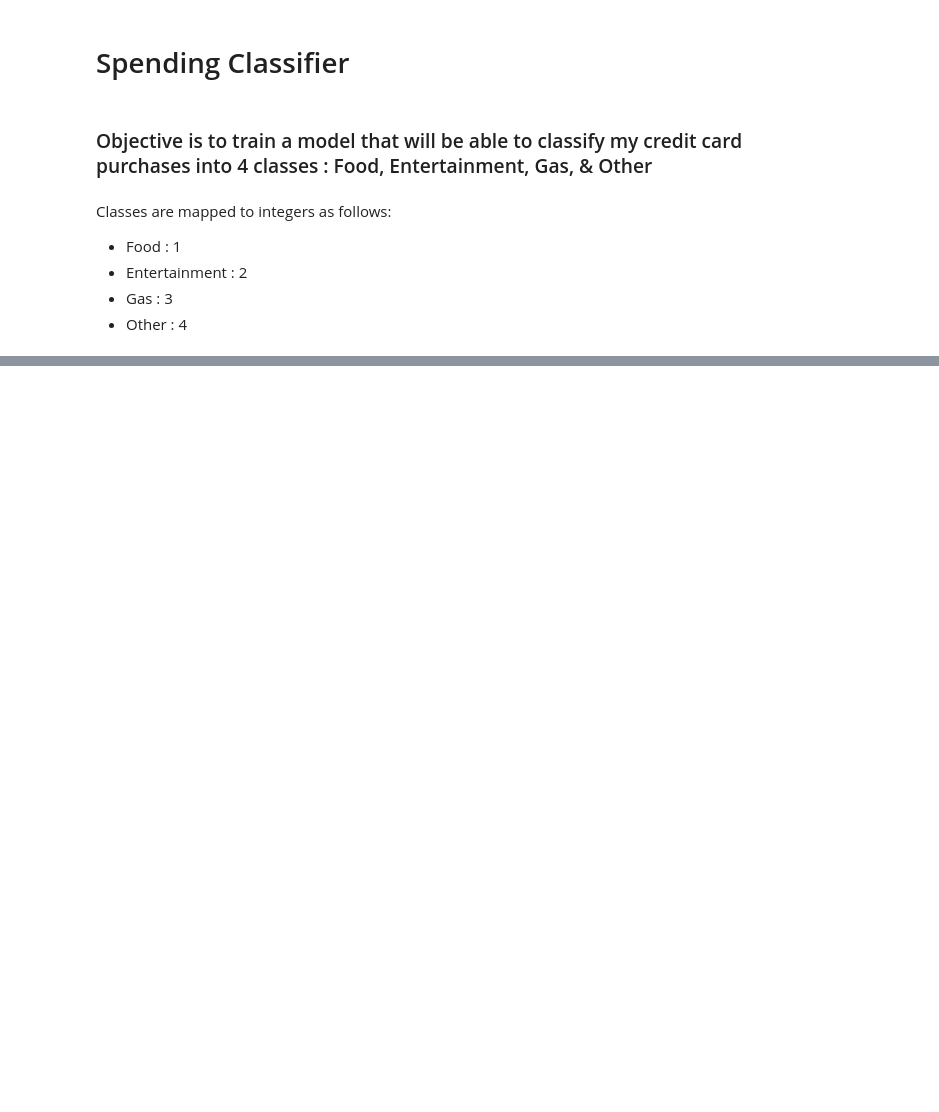
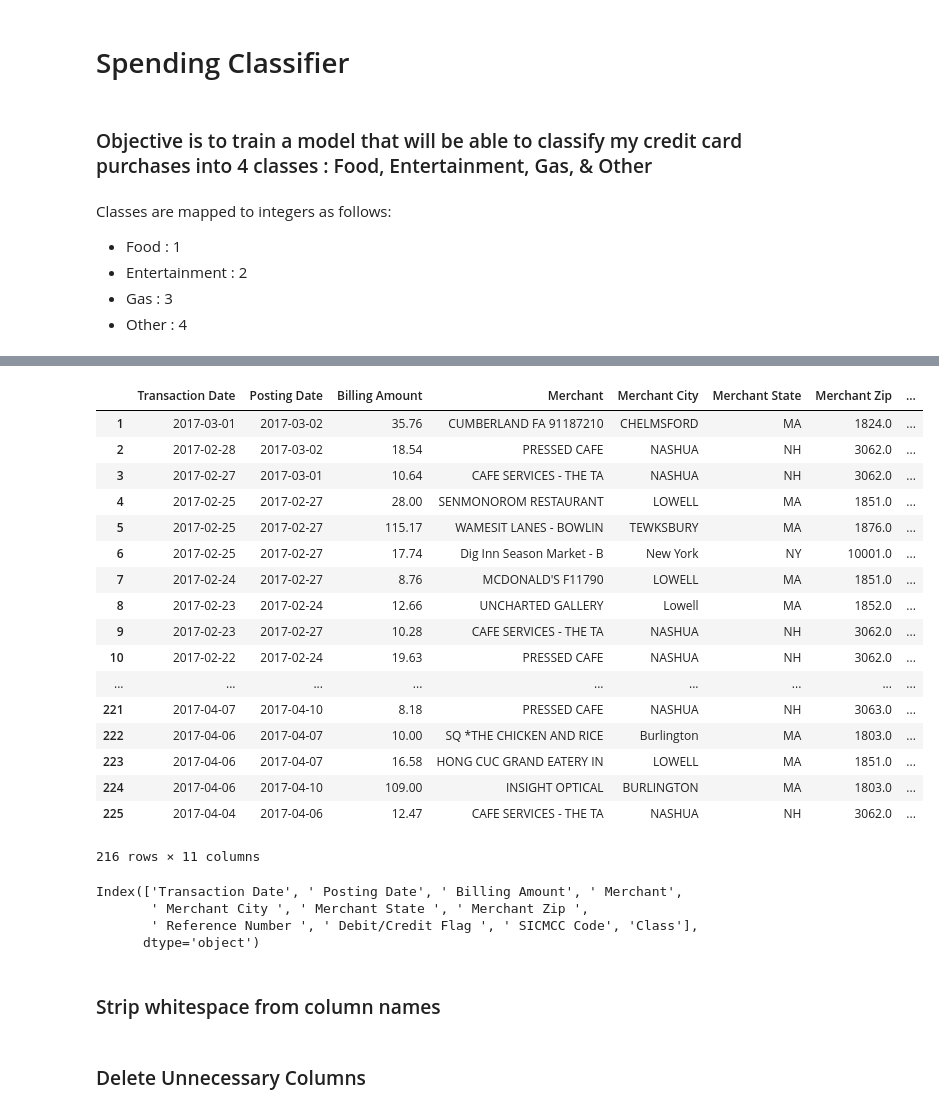
Before and after one commit to kidculli/SpendingTracker, a Jupyter notebook: SpendingClassify.ipynb, the cells around one changed output, grey strips where cells are left out. Saved outputs shown, nothing was run; the diff lists cells and outputs as text; code cells hidden in the pictures; blank space fills up the shorter version.

Commit message:
Finished added class labels to excel, cleaned data

```diff
--- a/SpendingClassify.ipynb
+++ b/SpendingClassify.ipynb
@@ -12,4 +12,4 @@ Classes are mapped to integers as follows:
 # %%
 import pandas as pd
 # %%
-pd.read_excel('spendingdata.xlsx')
+df = pd.read_excel('spendingdata.xlsx')
@@ -34,0 +39,32 @@ pd.read_excel('spendingdata.xlsx')
+# %%
+df = df.drop(df[df[' Debit/Credit Flag '] == 'C'].index)
+# %%
+df
+# %% [output]
+|  | Transaction Date | Posting Date | Billing Amount | Merchant | Merchant City | Merchant State | Merchant Zip | ... |
+| 1 | 2017-03-01 | 2017-03-02 | 35.76 | CUMBERLAND FA 91187210 | CHELMSFORD | MA | 1824.0 | ... |
+| 2 | 2017-02-28 | 2017-03-02 | 18.54 | PRESSED CAFE | NASHUA | NH | 3062.0 | ... |
+| 3 | 2017-02-27 | 2017-03-01 | 10.64 | CAFE SERVICES - THE TA | NASHUA | NH | 3062.0 | ... |
+| 4 | 2017-02-25 | 2017-02-27 | 28.00 | SENMONOROM RESTAURANT | LOWELL | MA | 1851.0 | ... |
+| 5 | 2017-02-25 | 2017-02-27 | 115.17 | WAMESIT LANES - BOWLIN | TEWKSBURY | MA | 1876.0 | ... |
+| 6 | 2017-02-25 | 2017-02-27 | 17.74 | Dig Inn Season Market - B | New York | NY | 10001.0 | ... |
+| 7 | 2017-02-24 | 2017-02-27 | 8.76 | MCDONALD'S F11790 | LOWELL | MA | 1851.0 | ... |
+| 8 | 2017-02-23 | 2017-02-24 | 12.66 | UNCHARTED GALLERY | Lowell | MA | 1852.0 | ... |
+| 9 | 2017-02-23 | 2017-02-27 | 10.28 | CAFE SERVICES - THE TA | NASHUA | NH | 3062.0 | ... |
+| 10 | 2017-02-22 | 2017-02-24 | 19.63 | PRESSED CAFE | NASHUA | NH | 3062.0 | ... |
+| ... | ... | ... | ... | ... | ... | ... | ... | ... |
+| 221 | 2017-04-07 | 2017-04-10 | 8.18 | PRESSED CAFE | NASHUA | NH | 3063.0 | ... |
+| 222 | 2017-04-06 | 2017-04-07 | 10.00 | SQ *THE CHICKEN AND RICE | Burlington | MA | 1803.0 | ... |
+| 223 | 2017-04-06 | 2017-04-07 | 16.58 | HONG CUC GRAND EATERY IN | LOWELL | MA | 1851.0 | ... |
+| 224 | 2017-04-06 | 2017-04-10 | 109.00 | INSIGHT OPTICAL | BURLINGTON | MA | 1803.0 | ... |
+| 225 | 2017-04-04 | 2017-04-06 | 12.47 | CAFE SERVICES - THE TA | NASHUA | NH | 3062.0 | ... |
+216 rows × 11 columns
+# %%
+df.columns
+# %% [output]
+Index(['Transaction Date', ' Posting Date', ' Billing Amount', ' Merchant',
+       ' Merchant City ', ' Merchant State ', ' Merchant Zip ',
+       ' Reference Number ', ' Debit/Credit Flag ', ' SICMCC Code', 'Class'],
+      dtype='object')
+# %% [markdown]
+### Strip whitespace from column names
@@ -34,0 +73,2 @@ pd.read_excel('spendingdata.xlsx')
+# %% [markdown]
+### Delete  Unnecessary Columns
```
Also changed, not shown: parts of 18 cells of this notebook, 2 other files.
